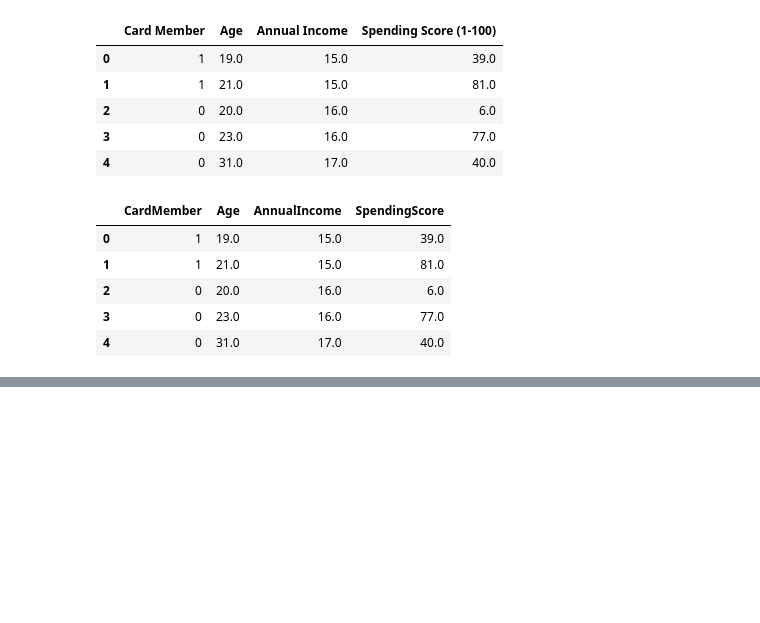
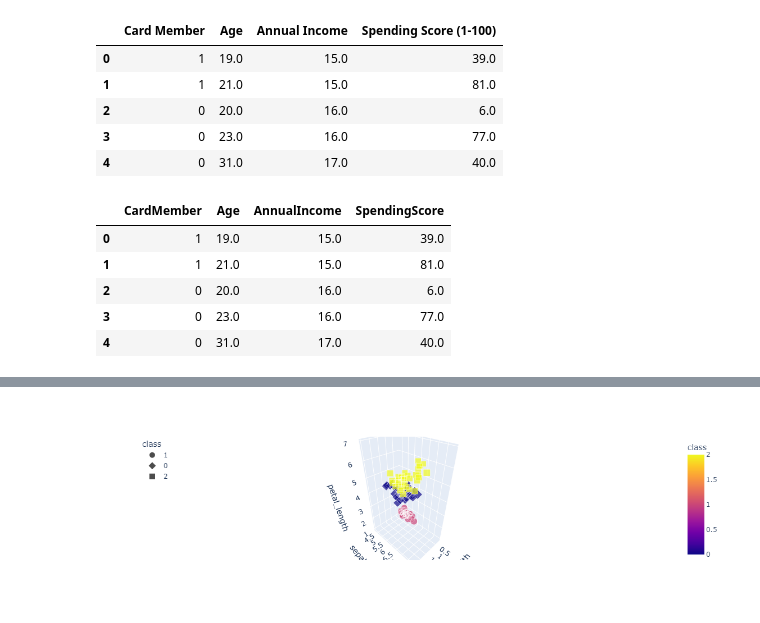
Before and after one commit to afhayden/Cryptocurrencies, a Jupyter notebook: crypto.ipynb, the cells around one changed output, grey strips where cells are left out. Drawn from its saved outputs; the diff is of its cells as text; code cells hidden in the pictures; blank space fills up the shorter version.

```diff
--- a/crypto.ipynb
+++ b/crypto.ipynb
@@ -139,3 +145,8 @@ shopping_df.head()
 # Saving cleaned data
 file_path = "Data/shopping_data_cleaned.csv"
 shopping_df.to_csv(file_path, index=False)
+# %%
+# Loading data
+file_path = "Data/new_iris_data.csv"
+iris_df = pd.read_csv(file_path)
+iris_df.head(10)
@@ -141,0 +165,4 @@ shopping_df.to_csv(file_path, index=False)
+# %%
+# Initializing model with K=3 (since we already know there are three clauses of iris plants)
+model = KMeans(n_clusters=3, random_state=5)
+model
@@ -141,0 +171,3 @@ shopping_df.to_csv(file_path, index=False)
+# %%
+# Fitting model
+model.fit(iris_df)
@@ -141,0 +186,4 @@ shopping_df.to_csv(file_path, index=False)
+# %%
+# Add a new class column to the df_iris
+iris_df["class"] = model.labels_
+iris_df.head()
@@ -141,0 +209,6 @@ shopping_df.to_csv(file_path, index=False)
+# %%
+# Plotting the clusters with three features
+fig = px.scatter_3d(iris_df, x="petal_width", y="sepal_length", z="petal_length", color="class", symbol="class", size="sepal_width",width=800)
+fig.update_layout(legend=dict(x=0,y=1))
+fig.show()
+# %% [output]
@@ -141,0 +216 @@ shopping_df.to_csv(file_path, index=False)
+[figure, added]
```
Also changed, not shown: parts of 9 cells of this notebook, 12 other files.
